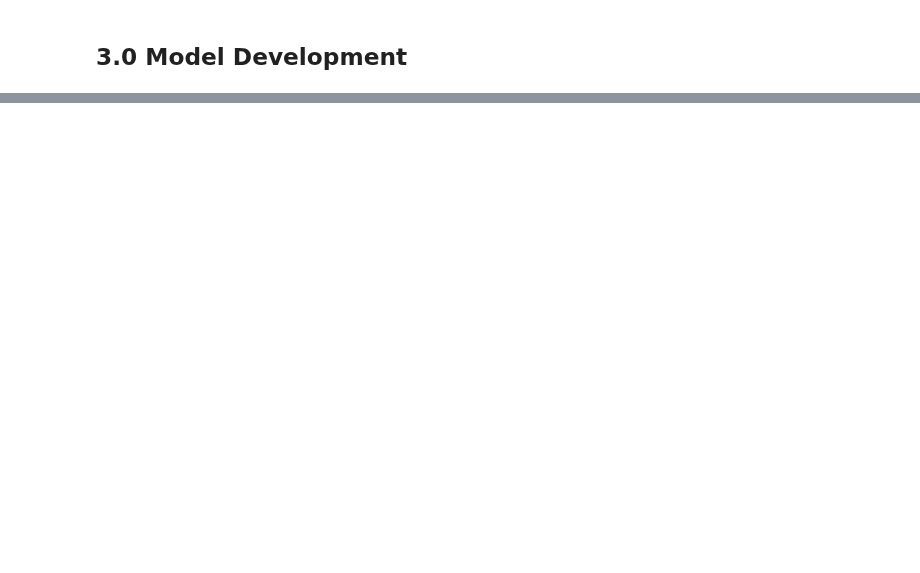
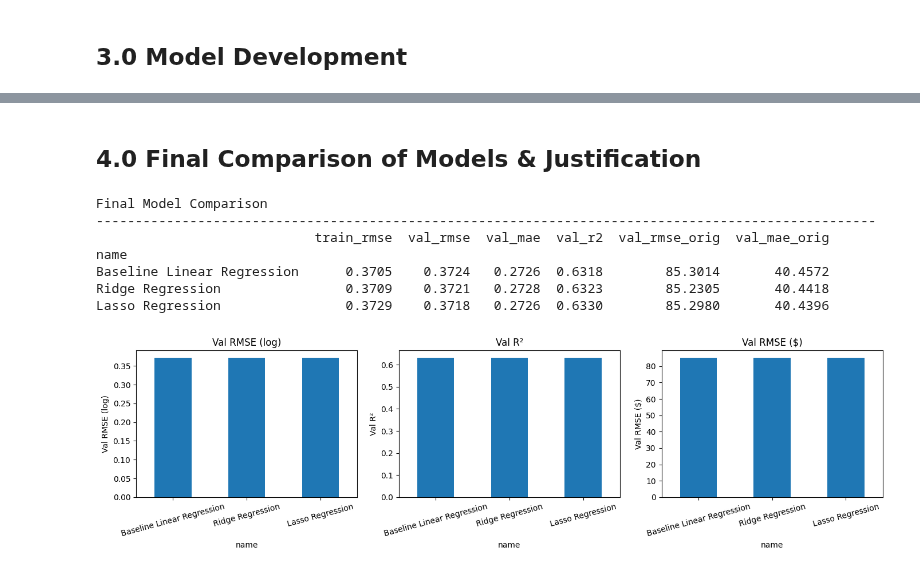
Before and after one commit to wadamiru/manual-ml, a Jupyter notebook: projects/regression/notebooks/project_airbnb.ipynb, the cells around one changed output, grey strips where cells are left out. Drawn from its saved outputs; the diff is of its cells as text; code cells hidden in the pictures; blank space fills up the shorter version.

```diff
--- a/projects/regression/notebooks/project_airbnb.ipynb
+++ b/projects/regression/notebooks/project_airbnb.ipynb
@@ -325,0 +603,33 @@ Train: (6864, 41), Val: (1716, 41), Test: (8585, 41)
+# %% [markdown]
+## 4.0 Final Comparison of Models & Justification
+# %%
+results_df = pd.DataFrame(results).set_index('name')
+
+print("\nFinal Model Comparison")
+print("-"*100)
+print(results_df[['train_rmse', 'val_rmse', 'val_mae',
+                   'val_r2', 'val_rmse_orig', 'val_mae_orig']].round(4).to_string())
+
+# visual comparison
+fig, axes = plt.subplots(1, 3, figsize=(14, 4))
+
+metrics = [('val_rmse', 'Val RMSE (log)'),
+           ('val_r2',   'Val R²'),
+           ('val_rmse_orig', 'Val RMSE ($)')]
+
+for ax, (metric, label) in zip(axes, metrics):
+    results_df[metric].plot(kind='bar', ax=ax, rot=15)
+    ax.set_title(label)
+    ax.set_ylabel(label)
+
+plt.tight_layout()
+plt.show()
+# %% [output]
+Final Model Comparison
+----------------------------------------------------------------------------------------------------
+                            train_rmse  val_rmse  val_mae  val_r2  val_rmse_orig  val_mae_orig
+name
+Baseline Linear Regression      0.3705    0.3724   0.2726  0.6318        85.3014       40.4572
+Ridge Regression                0.3709    0.3721   0.2728  0.6323        85.2305       40.4418
+Lasso Regression                0.3729    0.3718   0.2726  0.6330        85.2980       40.4396
+[figure, added]
```
Also changed, not shown: parts of 33 cells of this notebook, 1 other file.
